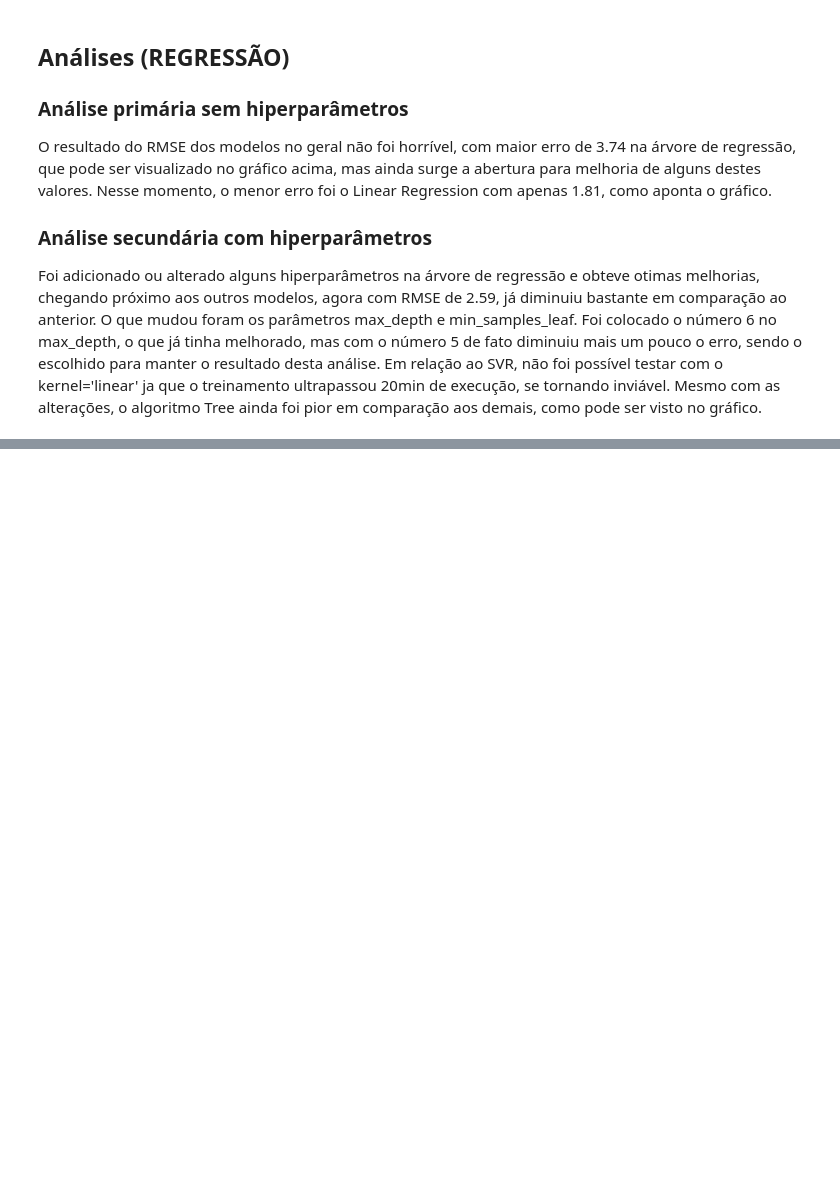
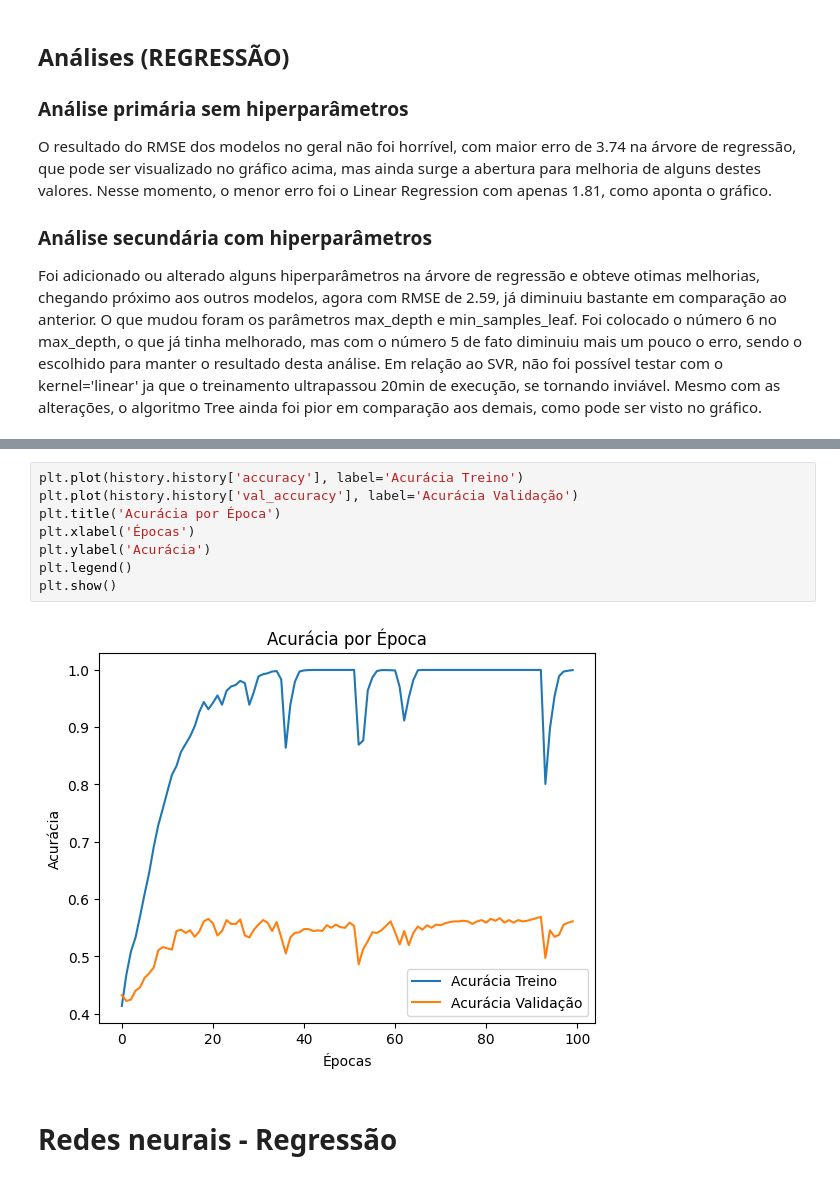
Before and after one commit to MariPinas/Proj2AND, a Jupyter notebook: Proj2AND.ipynb, the cells around one changed output, grey strips where cells are left out. Saved outputs shown, nothing was run; the diff lists cells and outputs as text; blank space fills up the shorter version.

```diff
--- a/Proj2AND.ipynb
+++ b/Proj2AND.ipynb
@@ -346,0 +404,12 @@ Foi adicionado ou alterado alguns hiperparâmetros na árvore de regressão e ob
+# %%
+plt.plot(history.history['accuracy'], label='Acurácia Treino')
+plt.plot(history.history['val_accuracy'], label='Acurácia Validação')
+plt.title('Acurácia por Época')
+plt.xlabel('Épocas')
+plt.ylabel('Acurácia')
+plt.legend()
+plt.show()
+# %% [output]
+[figure, added]
+# %% [markdown]
+# Redes neurais - Regressão
```
Also changed, not shown: parts of 11 cells of this notebook.
